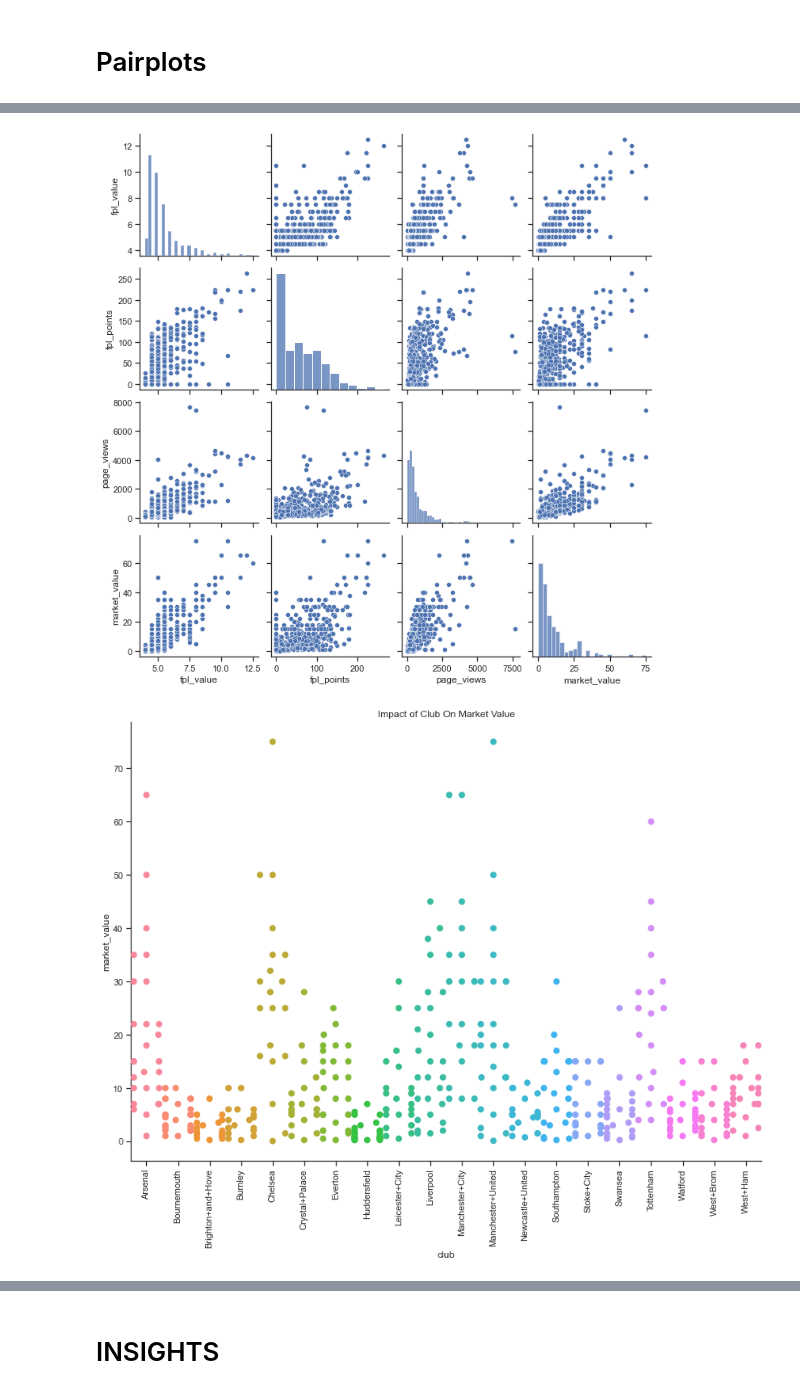
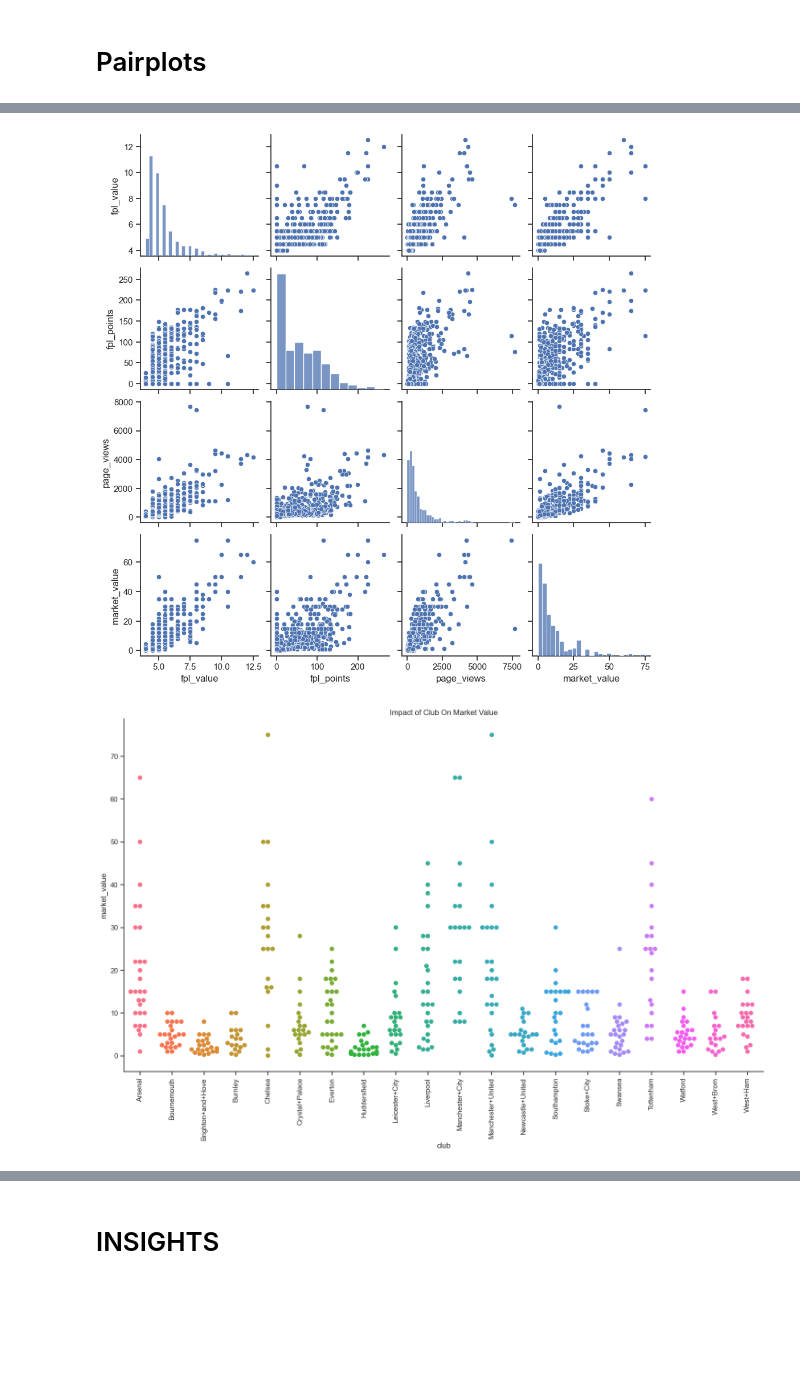
Before and after one commit to guneet-kohli/FB-Player, a Jupyter notebook: FB-Player.ipynb, the cells around one changed output, grey strips where cells are left out. Cells and saved outputs as stored; diff of their text form; code cells hidden in the pictures; blank space fills up the shorter version.

```diff
--- a/FB-Player.ipynb
+++ b/FB-Player.ipynb
@@ -47,7 +45,7 @@ import pandas as pd
 import numpy as np
 import matplotlib.pyplot as plt
 # %%
-fb=pd.read_csv('C:\\Users\\gunee\\Downloads\\football.csv')
+fb=pd.read_csv('//Users//guneetkohli//Desktop//Football Player Price Prediction//football 8 sem.csv')
 # %%
 fb.head()
 # %% [output]
@@ -234,19 +253,25 @@ filtered_fb.head()
 # %%
 g = sns.pairplot(filtered_fb[['fpl_value','fpl_sel','fpl_points','page_views','market_value']])
 # %% [output]
-[figure, old version]
+[figure, new version]
 # %%
-g = sns.swarmplot(x = "club",
-              y= 'market_value',
-              data = filtered_fb,
-              size = 8)
+g = sns.swarmplot(x = "club",y= 'market_value', hue="club",data = filtered_fb, size = 7, alpha=1)
+#g = sns.stripplot(x="club", y="market_value", hue="club", data=filtered_fb, jitter=True, dodge=True)
 
 sns.despine()
-g.figure.set_size_inches(14,10)
+
+# Set the figure size
+g.figure.set_size_inches(18, 10)
+
+# Rotate x-axis labels to prevent overlap
 plt.xticks(rotation=90)
+
+# Set the title of the plot
 plt.title("Impact of Club On Market Value")
+
+# Show the plot
 plt.show()
 # %% [output]
-[figure, old version]
+[figure, new version]
 # %%
 g = sns.boxplot(x = "club",
```
Also changed, not shown: parts of 31 cells of this notebook.
